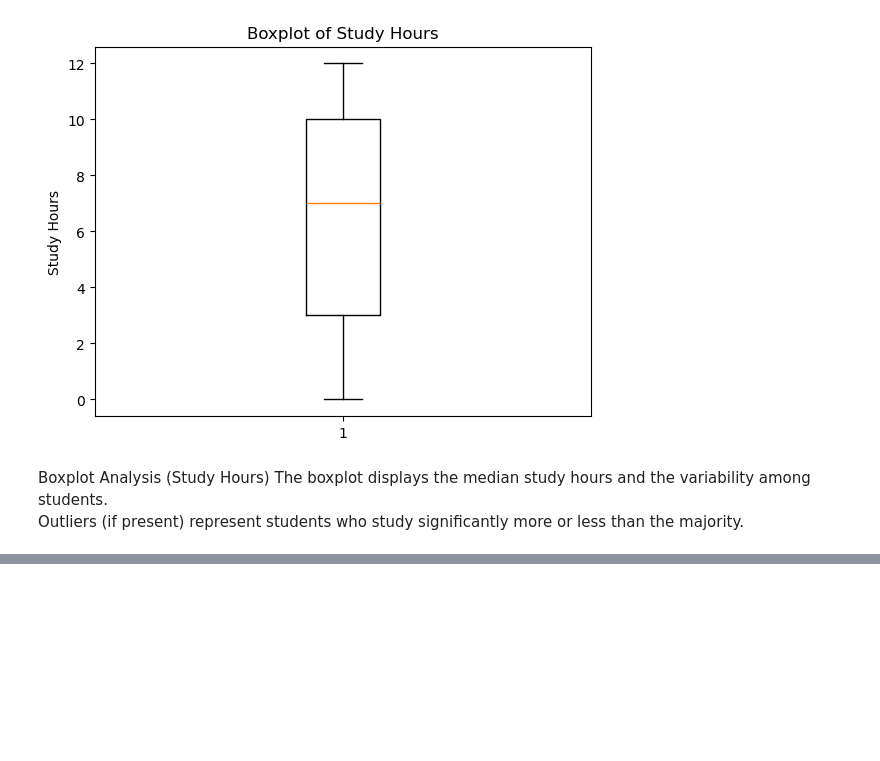
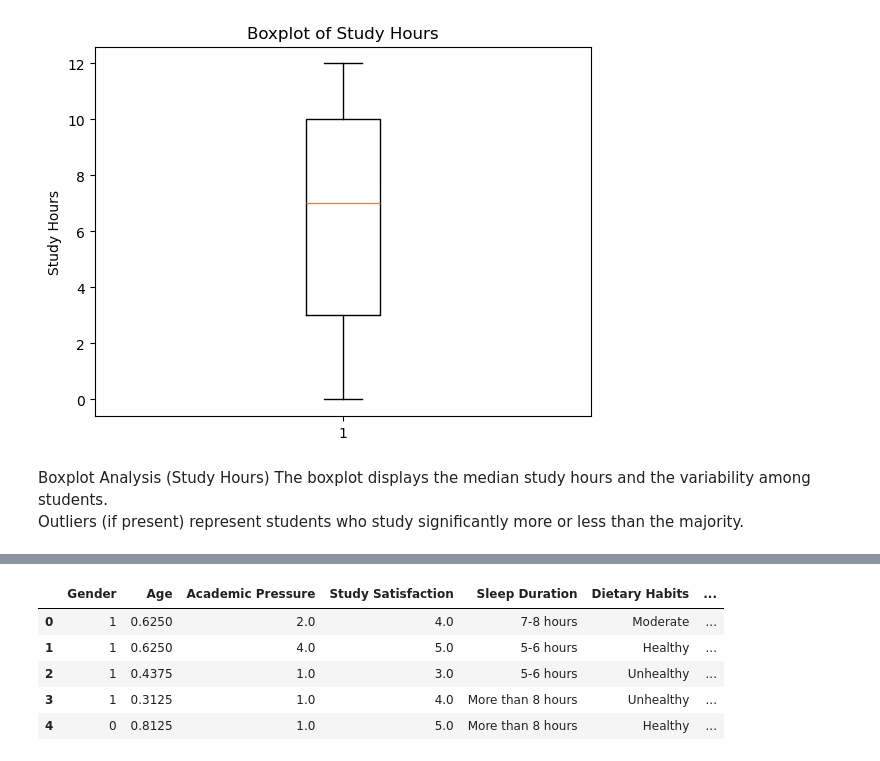
Before and after one commit to joodali25/IT326-DataMining-Project, a Jupyter notebook: Reports/Phase2.ipynb, the cells around one changed output, grey strips where cells are left out. Cells and saved outputs as stored; diff of their text form; code cells hidden in the pictures; blank space fills up the shorter version.

```diff
--- a/Reports/Phase2.ipynb
+++ b/Reports/Phase2.ipynb
@@ -219,0 +241,24 @@ Outliers (if present) represent students who study significantly more or less th
+# %%
+
+df.columns = df.columns.str.strip()
+
+
+from sklearn.preprocessing import LabelEncoder, MinMaxScaler
+df['Gender'] = LabelEncoder().fit_transform(df['Gender'].astype(str))
+# %%
+
+scaler = MinMaxScaler()
+cols = [c for c in df.columns if c.upper() in ['AGE', 'CGPA']]
+df[cols] = scaler.fit_transform(df[cols])
+
+df = df[df['Age'] < df['Age'].quantile(0.99)]
+
+df.to_csv('Preprocessed_dataset.csv', index=False)
+df.head()
+# %% [output]
+|  | Gender | Age | Academic Pressure | Study Satisfaction | Sleep Duration | Dietary Habits | ... |
+| 0 | 1 | 0.6250 | 2.0 | 4.0 | 7-8 hours | Moderate | ... |
+| 1 | 1 | 0.6250 | 4.0 | 5.0 | 5-6 hours | Healthy | ... |
+| 2 | 1 | 0.4375 | 1.0 | 3.0 | 5-6 hours | Unhealthy | ... |
+| 3 | 1 | 0.3125 | 1.0 | 4.0 | More than 8 hours | Unhealthy | ... |
+| 4 | 0 | 0.8125 | 1.0 | 5.0 | More than 8 hours | Healthy | ... |
```
Also changed, not shown: parts of 3 cells of this notebook.
